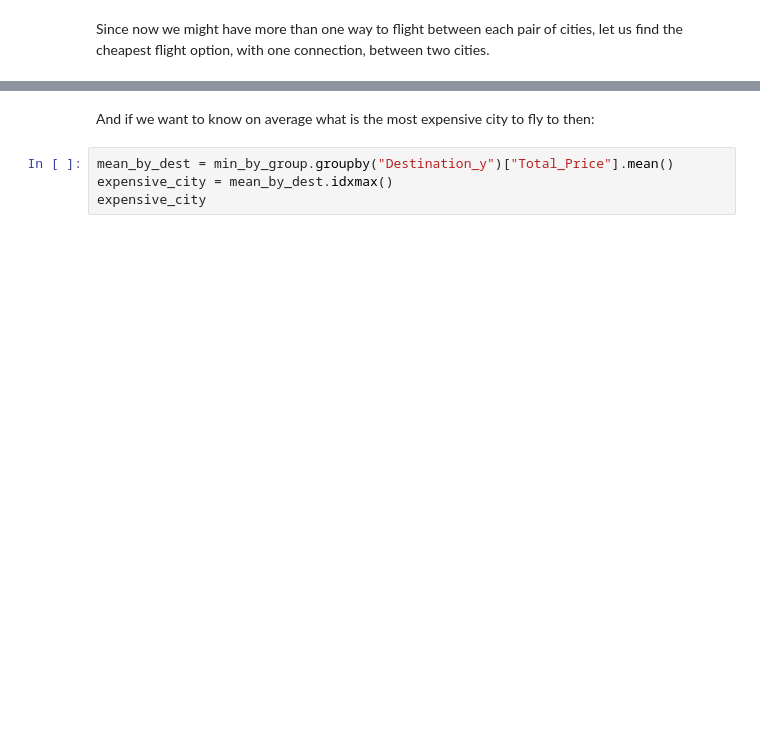
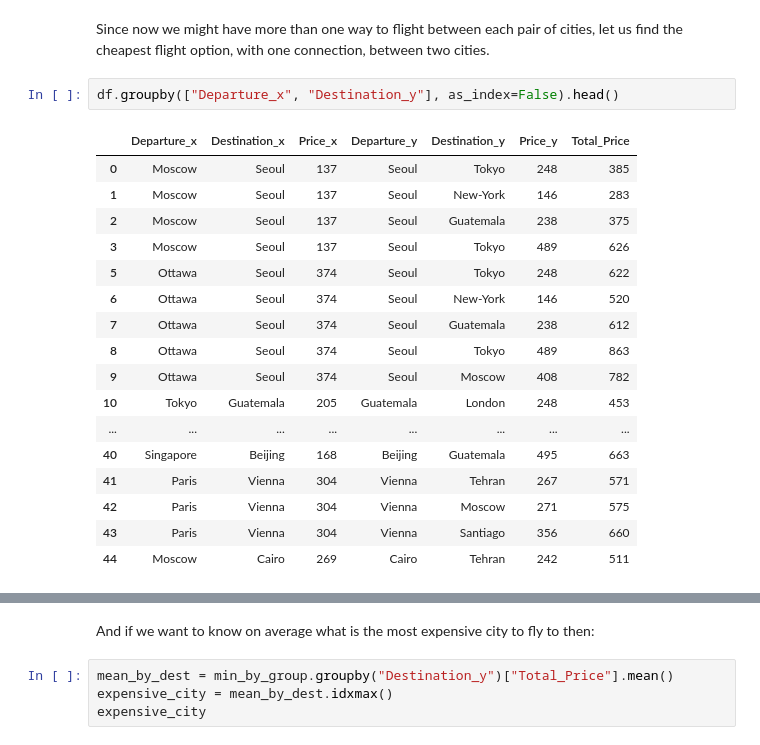
Before and after one commit to dmayb/IML.HUJI, a Jupyter notebook: lab/Lab 01 - A - Data Analysis In Python - First Steps.ipynb, the cells around one changed output, grey strips where cells are left out. Saved outputs shown, nothing was run; the diff lists cells and outputs as text; blank space fills up the shorter version.

```diff
--- a/lab/Lab 01 - A - Data Analysis In Python - First Steps.ipynb
+++ b/lab/Lab 01 - A - Data Analysis In Python - First Steps.ipynb
@@ -574,5 +778,25 @@ flights
 # %% [markdown]
 Since now we might have more than one way to flight between each pair of cities, let us find the cheapest flight option, with one connection, between two cities.
+# %%
+df.groupby(["Departure_x", "Destination_y"], as_index=False).head()
+# %% [output]
+|  | Departure_x | Destination_x | Price_x | Departure_y | Destination_y | Price_y | Total_Price |
+| 0 | Moscow | Seoul | 137 | Seoul | Tokyo | 248 | 385 |
+| 1 | Moscow | Seoul | 137 | Seoul | New-York | 146 | 283 |
+| 2 | Moscow | Seoul | 137 | Seoul | Guatemala | 238 | 375 |
+| 3 | Moscow | Seoul | 137 | Seoul | Tokyo | 489 | 626 |
+| 5 | Ottawa | Seoul | 374 | Seoul | Tokyo | 248 | 622 |
+| 6 | Ottawa | Seoul | 374 | Seoul | New-York | 146 | 520 |
+| 7 | Ottawa | Seoul | 374 | Seoul | Guatemala | 238 | 612 |
+| 8 | Ottawa | Seoul | 374 | Seoul | Tokyo | 489 | 863 |
+| 9 | Ottawa | Seoul | 374 | Seoul | Moscow | 408 | 782 |
+| 10 | Tokyo | Guatemala | 205 | Guatemala | London | 248 | 453 |
+| ... | ... | ... | ... | ... | ... | ... | ... |
+| 40 | Singapore | Beijing | 168 | Beijing | Guatemala | 495 | 663 |
+| 41 | Paris | Vienna | 304 | Vienna | Tehran | 267 | 571 |
+| 42 | Paris | Vienna | 304 | Vienna | Moscow | 271 | 575 |
+| 43 | Paris | Vienna | 304 | Vienna | Santiago | 356 | 660 |
+| 44 | Moscow | Cairo | 269 | Cairo | Tehran | 242 | 511 |
 # %%
 min_by_group = df.groupby(["Departure_x", "Destination_y"], as_index=False)["Total_Price"].min()
 min_by_group
```
Also changed, not shown: parts of 18 cells of this notebook, 4 other files.
